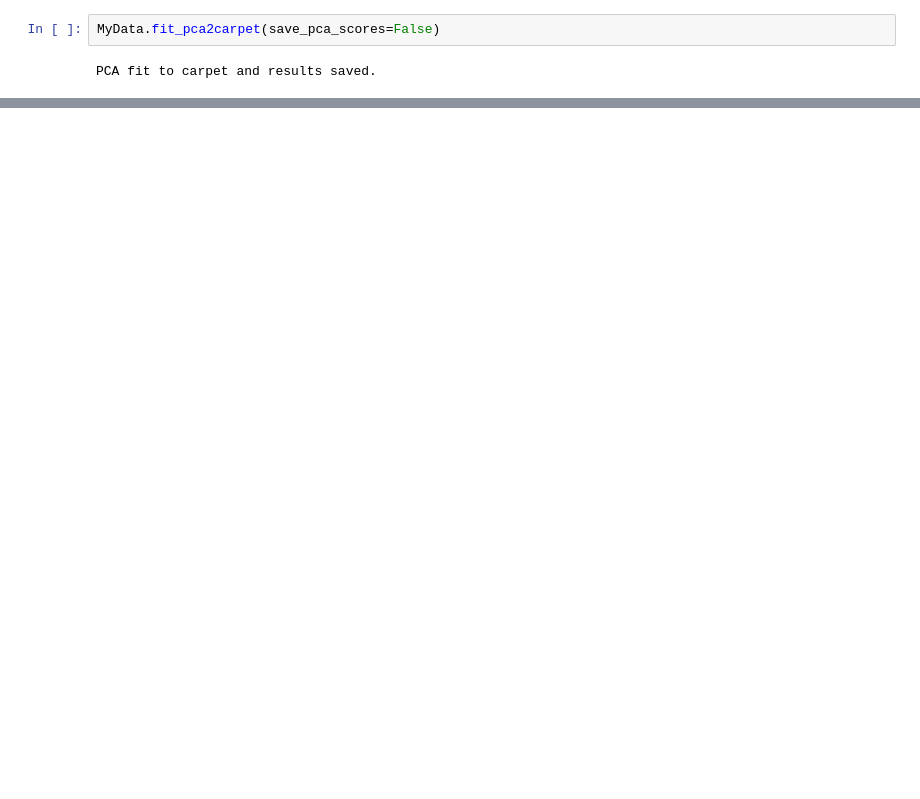
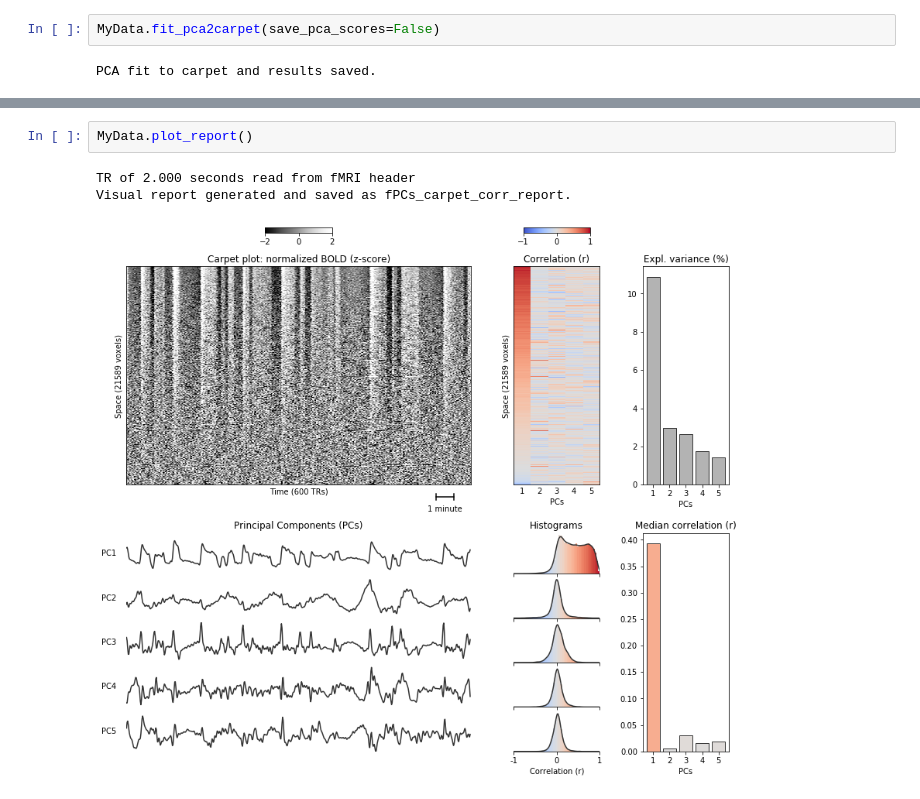
Before and after one commit to niksirbi/pcarpet, a Jupyter notebook: doc/example_usage.ipynb, the cells around one changed output, grey strips where cells are left out. Saved outputs shown, nothing was run; the diff lists cells and outputs as text; blank space fills up the shorter version.

```diff
--- a/doc/example_usage.ipynb
+++ b/doc/example_usage.ipynb
@@ -129,0 +154,6 @@ PCA fit to carpet and results saved.
+# %%
+MyData.plot_report()
+# %% [output]
+TR of 2.000 seconds read from fMRI header
+Visual report generated and saved as fPCs_carpet_corr_report.
+[figure, added]
```
Also changed, not shown: parts of 7 cells of this notebook, 1 other file.
